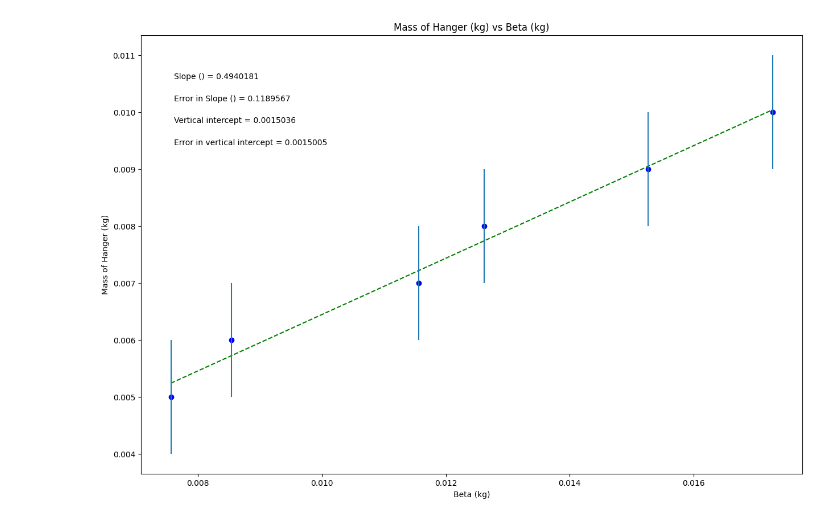
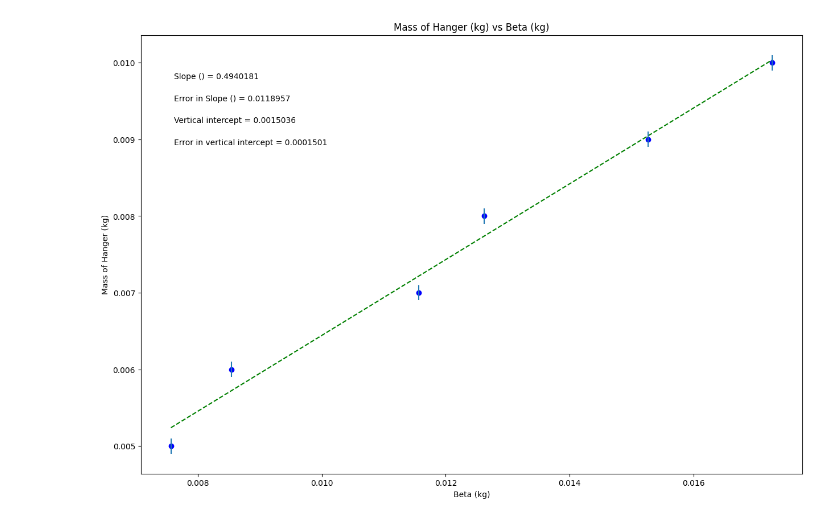
Before and after one commit to macauleymg/Makinley-Macauley, a Jupyter notebook: Work_and_Kinetic_Energy.ipynb, the cells around one changed output. Saved outputs shown, nothing was run; the diff lists cells and outputs as text; code cells hidden in the pictures.

```diff
--- a/Work_and_Kinetic_Energy.ipynb
+++ b/Work_and_Kinetic_Energy.ipynb
@@ -23,7 +23,7 @@ xvariable_changeme = np.array([0.007562868, 0.008539022, 0.011559826, 0.01261944
 
 yvariable_changeme = np.array([0.005, 0.006, 0.007, 0.008, 0.009, 0.010])
 
-err_yvariable_changeme = np.array([0.001, 0.001, 0.001,0.001, 0.001, 0.001])
+err_yvariable_changeme = np.array([0.0001, 0.0001, 0.0001,0.0001, 0.0001, 0.0001])
 
 
 
@@ -92,31 +92,31 @@ elif annotation_placement==3 or annotation_placement==4:
 #Don't need to change anything in this section!
 
 #Plot data on graph. Plot error bars and place values for slope,
 #error in slope, and vertical intercept (plus error) on the plot using "annotate"
 
 plt.figure(figsize=(15,10))
 
 plt.plot(x, fit, color='green', linestyle='--')
 plt.scatter(x, y, color='blue', marker='o')
 
 plt.xlabel(x_label)
 plt.ylabel(y_label)
 plt.title(plot_title)
 
 plt.errorbar(x, y, yerr=dy, xerr=None, fmt="none") #don't need to plot x error bars
 
 plt.annotate('Slope ({}) = {value:.{digits}f}'.format(slope_units,value=m, digits=7),
              (xpos, ypos[0]), xycoords='axes fraction')
 
 plt.annotate('Error in Slope ({}) = {value:.{digits}f}'.format(slope_units,value=dm, digits=7),
              (xpos, ypos[1]), xycoords='axes fraction')
 
 plt.annotate('Vertical intercept = {value:.{digits}f}'.format(value=b, digits=7),
              (xpos, ypos[2]), xycoords='axes fraction')
 
 plt.annotate('Error in vertical intercept = {value:.{digits}f}'.format(value=db, digits=7),
              (xpos, ypos[3]), xycoords='axes fraction')
 
 plt.show()
 # %% [output]
-[figure, old version]
+[figure, new version]
```
